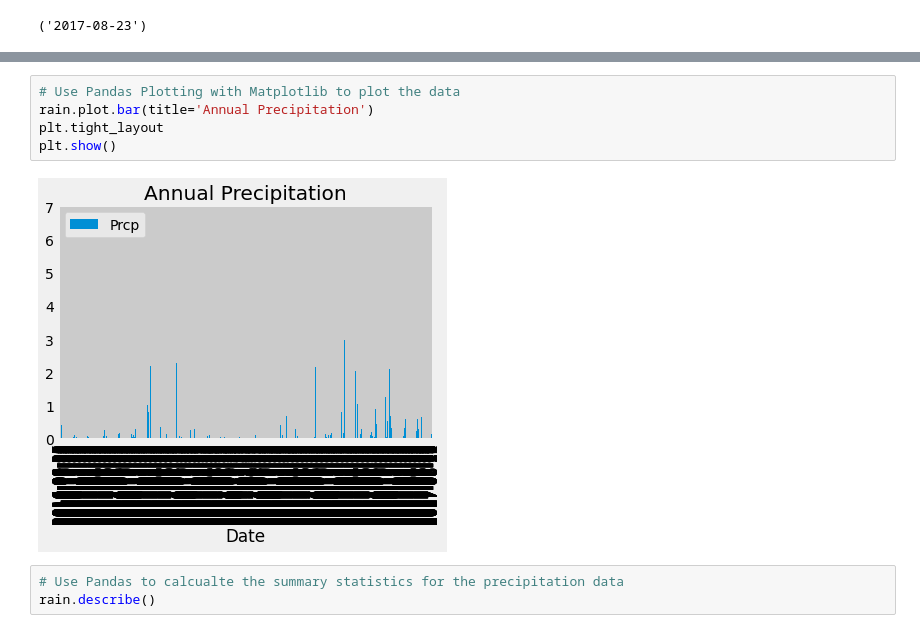
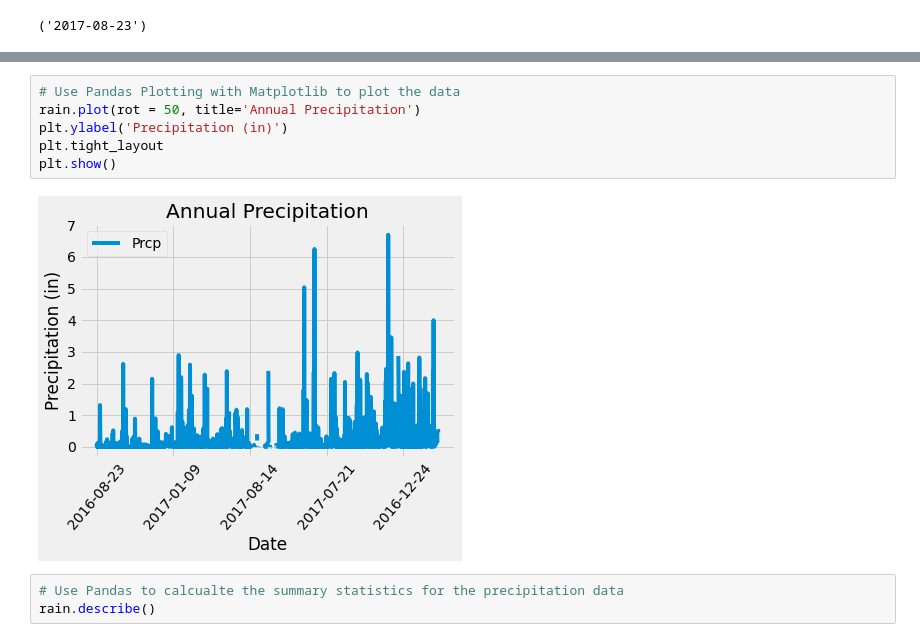
Before and after one commit to mgeorgic/sqlalchemy-challenge, a Jupyter notebook: HW/climate_starter.ipynb, the cells around one changed output, grey strips where cells are left out. Saved outputs shown, nothing was run; the diff lists cells and outputs as text.

```diff
--- a/HW/climate_starter.ipynb
+++ b/HW/climate_starter.ipynb
@@ -101,11 +101,12 @@ date : 2016-08-23
 2230 rows × 1 columns
 # %%
 # Use Pandas Plotting with Matplotlib to plot the data
-rain.plot.bar(title='Annual Precipitation')
+rain.plot(rot = 50, title='Annual Precipitation')
+plt.ylabel('Precipitation (in)')
 plt.tight_layout
 plt.show()
 # %% [output]
-[figure, old version]
+[figure, new version]
 # %%
 # Use Pandas to calcualte the summary statistics for the precipitation data
 rain.describe()
```
Also changed, not shown: parts of 2 cells of this notebook.
